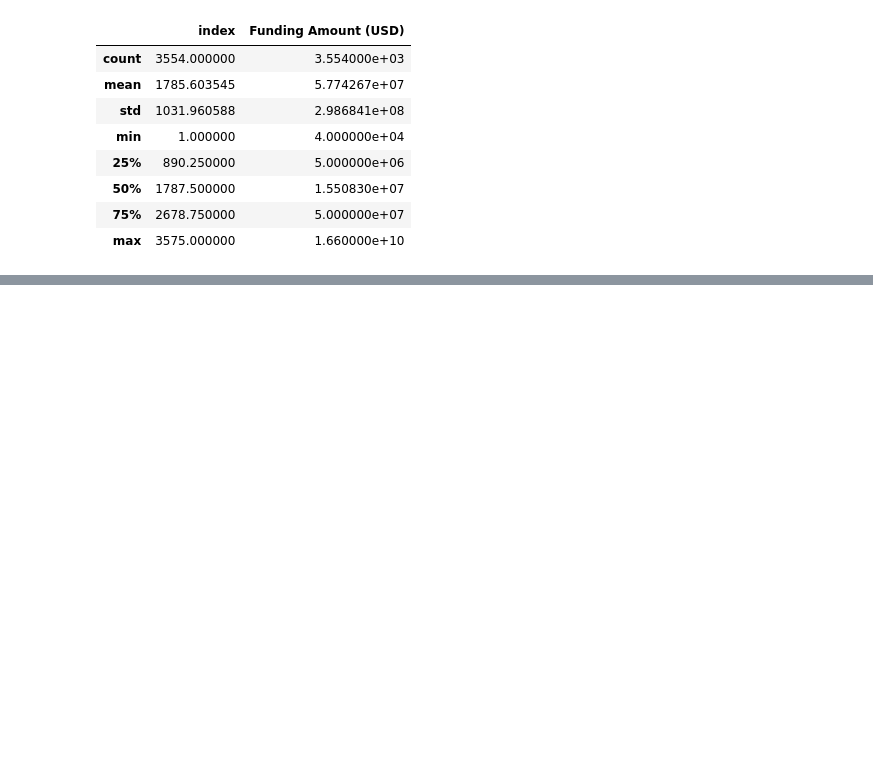
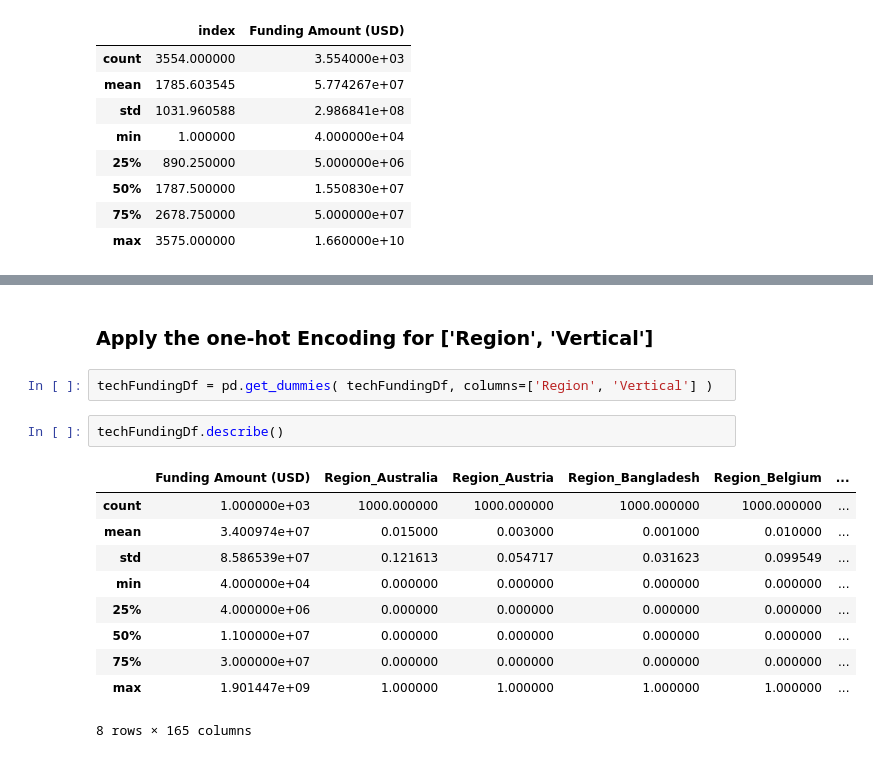
Before and after one commit to HazemAbutaha/Cluster-champs_final-project_dsml2021, a Jupyter notebook: TechCompanyFunding.ipynb, the cells around one changed output, grey strips where cells are left out. Cells and saved outputs as stored; diff of their text form; blank space fills up the shorter version.

```diff
--- a/TechCompanyFunding.ipynb
+++ b/TechCompanyFunding.ipynb
@@ -133,0 +233,17 @@ techFundingDf.describe()
+# %% [markdown]
+### Apply the one-hot Encoding for ['Region', 'Vertical']
+# %%
+techFundingDf = pd.get_dummies( techFundingDf, columns=['Region', 'Vertical'] )
+# %%
+techFundingDf.describe()
+# %% [output]
+|  | Funding Amount (USD) | Region_Australia | Region_Austria | Region_Bangladesh | Region_Belgium | ... |
+| count | 1.000000e+03 | 1000.000000 | 1000.000000 | 1000.000000 | 1000.000000 | ... |
+| mean | 3.400974e+07 | 0.015000 | 0.003000 | 0.001000 | 0.010000 | ... |
+| std | 8.586539e+07 | 0.121613 | 0.054717 | 0.031623 | 0.099549 | ... |
+| min | 4.000000e+04 | 0.000000 | 0.000000 | 0.000000 | 0.000000 | ... |
+| 25% | 4.000000e+06 | 0.000000 | 0.000000 | 0.000000 | 0.000000 | ... |
+| 50% | 1.100000e+07 | 0.000000 | 0.000000 | 0.000000 | 0.000000 | ... |
+| 75% | 3.000000e+07 | 0.000000 | 0.000000 | 0.000000 | 0.000000 | ... |
+| max | 1.901447e+09 | 1.000000 | 1.000000 | 1.000000 | 1.000000 | ... |
+8 rows × 165 columns
```
Also changed, not shown: parts of 13 cells of this notebook.
